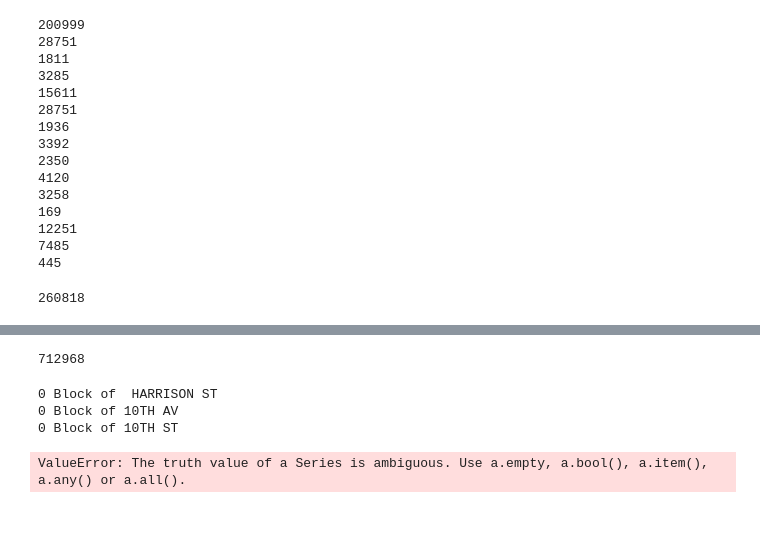
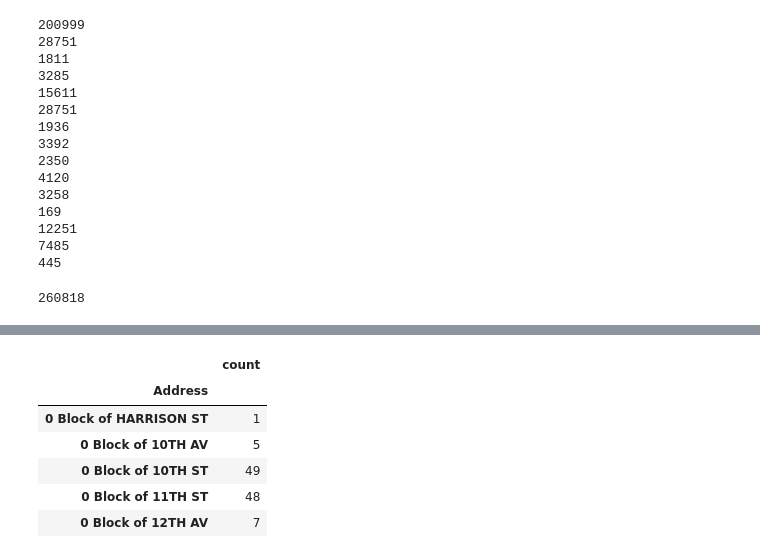
Before and after one commit to FaguiCurtain/Kaggle-SF, a Jupyter notebook: Address_Features.ipynb, the cells around one changed output, grey strips where cells are left out. Saved outputs shown, nothing was run; the diff lists cells and outputs as text; code cells hidden in the pictures; blank space fills up the shorter version.

```diff
--- a/Address_Features.ipynb
+++ b/Address_Features.ipynb
@@ -133,36 +97,24 @@ Index([u'Dates', u'Category', u'Descript', u'DayOfWeek', u'PdDistrict',
       dtype='object')
 # %%
-df_raw['Address']=df_raw['Address'].astype('category')
-sum(df_raw['Address'].value_counts() > 1)
-bool = df_raw['Address'].value_counts() >30
-sum(df_raw['Address'].value_counts()[bool==True])
+#df_raw['Address']=df_raw['Address'].astype('category')
+#sum(df_raw['Address'].value_counts() > 1)
+#bool = df_raw['Address'].value_counts() >30
+#sum(df_raw['Address'].value_counts()[bool==True])
-# %% [output]
-712968
 # %%
 addresses=sorted(df_raw["Address"].unique())
 categories=sorted(df_raw["Category"].unique())
 C_counts=df_raw.groupby(["Category"]).size()
 A_C_counts=df_raw.groupby(["Address","Category"]).size()
+
 A_counts=df_raw.groupby(["Address"]).size()
-logodds={}
-logoddsPA={}
-MIN_CAT_COUNTS=2
-default_logodds=np.log(C_counts/len(df_raw))-np.log(1.0-C_counts/float(len(df_raw)))
+A_counts=pd.DataFrame(A_counts)
+A_counts.columns=['count']
+A_counts.head()
+# %% [output]
+|  | count |
+| Address |  |
+| 0 Block of HARRISON ST | 1 |
+| 0 Block of 10TH AV | 5 |
+| 0 Block of 10TH ST | 49 |
+| 0 Block of 11TH ST | 48 |
+| 0 Block of 12TH AV | 7 |
-# %%
-for addr in addresses:
-    print(addr)
-    # PA=A_counts[addr] /float(len(df_raw))
-    PA=A_counts.loc[addr] /float(len(df_raw))
-    logoddsPA[addr]=np.log(PA)-np.log(1.-PA)
-    logodds[addr]=deepcopy(default_logodds)
-    for cat in A_C_counts[addr].keys():
-        if (A_C_counts.loc[addr,cat]>MIN_CAT_COUNTS) and A_C_counts.loc([addr,cat])<A_counts.loc[addr]:
-            PA=A_C_counts.loc([addr,cat])/float(A_counts.loc[addr])
-            logodds[addr][categories.index(cat)]=np.log(PA)-np.log(1.0-PA)
-    logodds[addr]=pd.Series(logodds[addr])
-    logodds[addr].index=range(len(categories))
-# %% [output]
-0 Block of  HARRISON ST
-0 Block of 10TH AV
-0 Block of 10TH ST
-ValueError: The truth value of a Series is ambiguous. Use a.empty, a.bool(), a.item(), a.any() or a.all().
```
Also changed, not shown: parts of 18 cells of this notebook, 1 other file.
